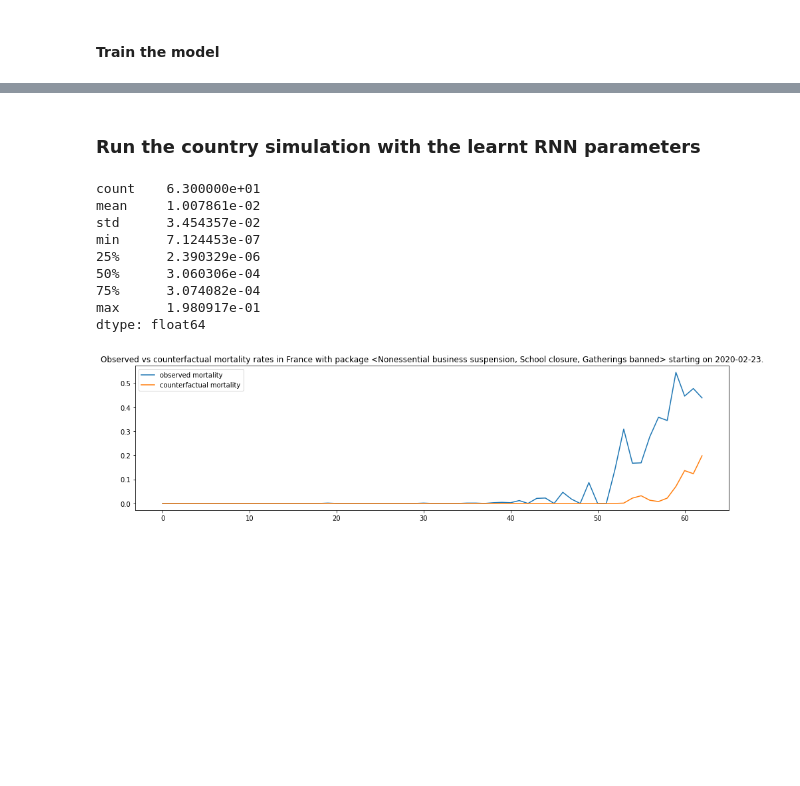
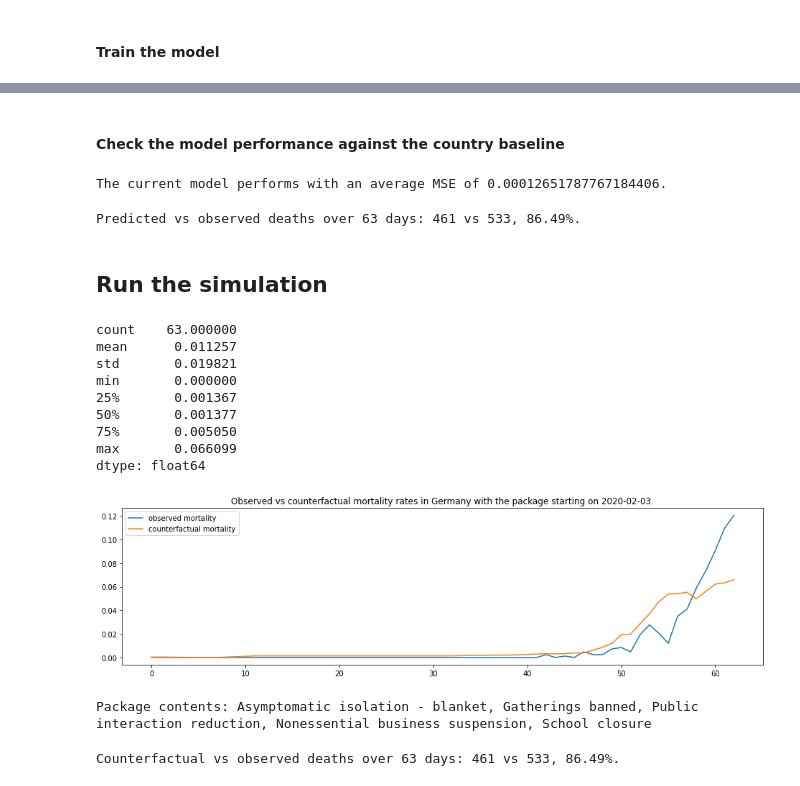
Before and after one commit to braadbaart/covid19, a Jupyter notebook: notebooks/countermeasures_simulation.ipynb, the cells around one changed output, grey strips where cells are left out. Saved outputs shown, nothing was run; the diff lists cells and outputs as text; code cells hidden in the pictures; blank space fills up the shorter version.

Commit message:
simulation model

```diff
--- a/notebooks/countermeasures_simulation.ipynb
+++ b/notebooks/countermeasures_simulation.ipynb
@@ -309,5 +381,6 @@ model.add(tf.keras.layers.Dense(1, activation="sigmoid"))
 # %%
-model.compile(loss="mse", optimizer="adam", metrics=["mse", "mae"])
+model = tf.keras.models.Model(inputs, output_layer, name="simulation_model")
+model.compile(loss="mae", optimizer="adam", metrics=["mae", "mse"])
 # %%
 model.summary()
 # %% [output]
@@ -330,12 +405,12 @@ Trainable params: 26,401
 Non-trainable params: 0
 _________________________________________________________________
 # %%
-early_stopping = tf.keras.callbacks.EarlyStopping(monitor="val_mae", mode="min", patience=2)
+early_stopping = tf.keras.callbacks.EarlyStopping(monitor="loss", mode="min", patience=2)
 # %% [markdown]
 #### Train the model
 # %%
-train = model.fit(X, y, epochs=rnn_params["num_epochs"], batch_size=rnn_params["batch_size"],
-                  callbacks=[early_stopping], validation_data=(validation_X, validation_y))
+train = model.fit(X, y, epochs=params["num_epochs"], batch_size=params["batch_size"], callbacks=[early_stopping],
+                  validation_data=(validation_X, validation_y))
 # %% [output]
 Train on 4551 samples, validate on 804 samples
 Epoch 1/50
@@ -363,0 +439,2 @@ plt.show()
+# %% [markdown]
+#### Check the model performance against the country baseline
@@ -363,0 +443,6 @@ plt.show()
+# %%
+from sklearn.metrics import mean_squared_error
+
+print(f"The current model performs with an average MSE of {mean_squared_error(holdout_y, predicted_mortality)}.")
+# %% [output]
+The current model performs with an average MSE of 0.00012651787767184406.
@@ -364,2 +453,6 @@ plt.show()
+# %%
+print(f"Predicted vs observed deaths over {len(predicted_mortality)} days: {predicted_deaths} vs {observed_deaths}, {pred_pct_diff}%.")
+# %% [output]
+Predicted vs observed deaths over 63 days: 461 vs 533, 86.49%.
 # %% [markdown]
-### Run the country simulation with the learnt RNN parameters
+## Run the simulation
@@ -368,21 +459,25 @@ predicted_mortality = model.predict(sim_X)
+# %%
+counterfactual_mortality = list(map(lambda p: 0.0 if p <= 0.0 else p, model.predict(sim_X).T[0]))
 # %%
-pd.Series(predicted_mortality.T[0]).describe()
+pd.Series(counterfactual_mortality).describe()
 # %% [output]
-count    6.300000e+01
-mean     1.007861e-02
-std      3.454357e-02
-min      7.124453e-07
-25%      2.390329e-06
-50%      3.060306e-04
-75%      3.074082e-04
-max      1.980917e-01
+count    63.000000
+mean      0.011257
+std       0.019821
+min       0.000000
+25%       0.001367
+50%       0.001377
+75%       0.005050
+max       0.066099
 dtype: float64
 # %%
 plt.figure(figsize=(16, 4))
 plt.plot(sim_y.T[0], label = "observed mortality")
-plt.plot(predicted_mortality, label = "counterfactual mortality")
+plt.plot(counterfactual_mortality, label = "counterfactual mortality")
 plt.legend()
-plt.title(f"Observed vs counterfactual mortality rates in {country} with package <{', '.join(package)}> starting on {cf_start_date}.")
+plt.title(f"Observed vs counterfactual mortality rates in {country} with the package starting on {cf_start_date}.")
 plt.show()
+print(f"Package contents: {', '.join(package)}")
 # %% [output]
-[figure, old version]
+[figure, new version]
+Package contents: Asymptomatic isolation - blanket, Gatherings banned, Public interaction reduction, Nonessential business suspension, School closure
@@ -388,0 +488,4 @@ plt.show()
+# %%
+print(f"Counterfactual vs observed deaths over {len(counterfactual_mortality)} days: {simulation_deaths} vs {observed_deaths}, {sim_pct_diff}%.")
+# %% [output]
+Counterfactual vs observed deaths over 63 days: 461 vs 533, 86.49%.
```
Also changed, not shown: parts of 49 cells of this notebook, 2 other files.
